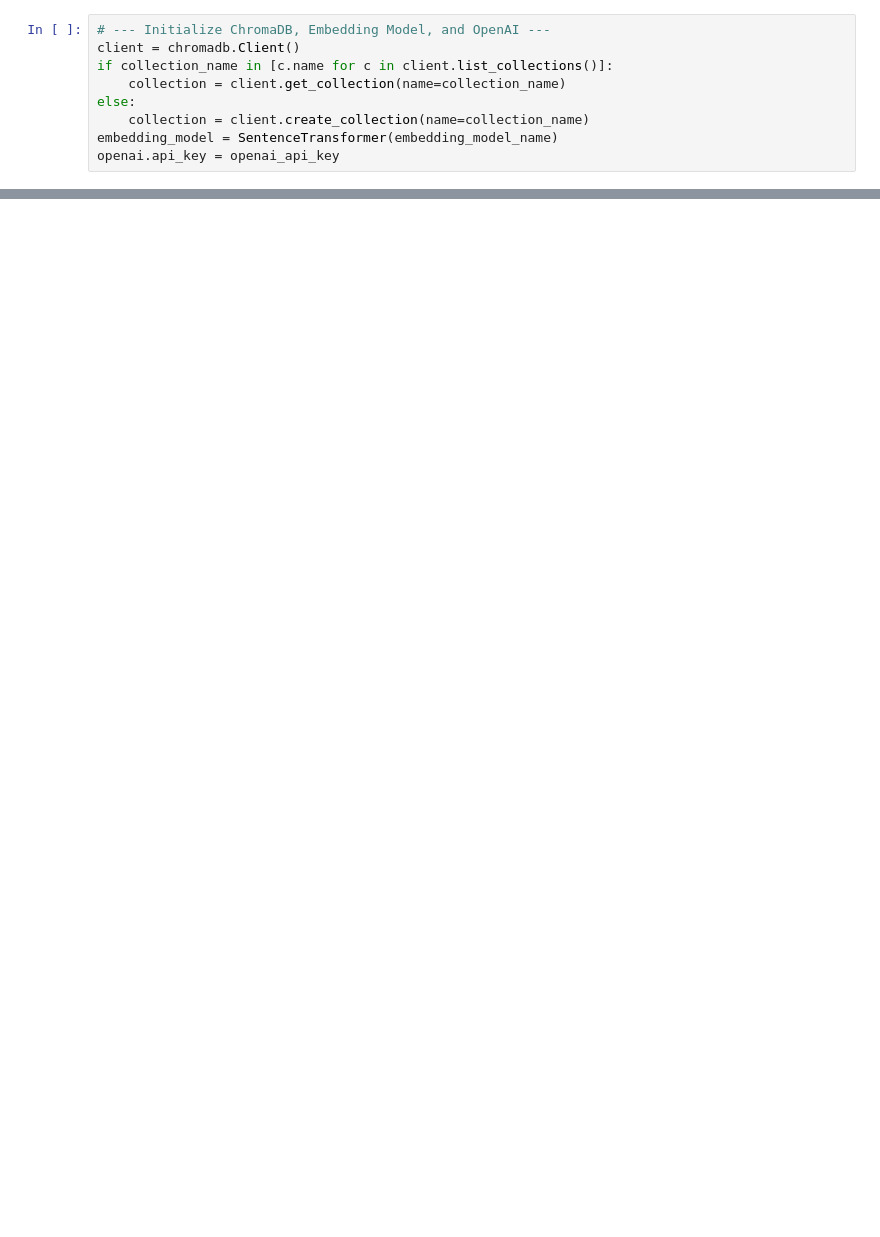
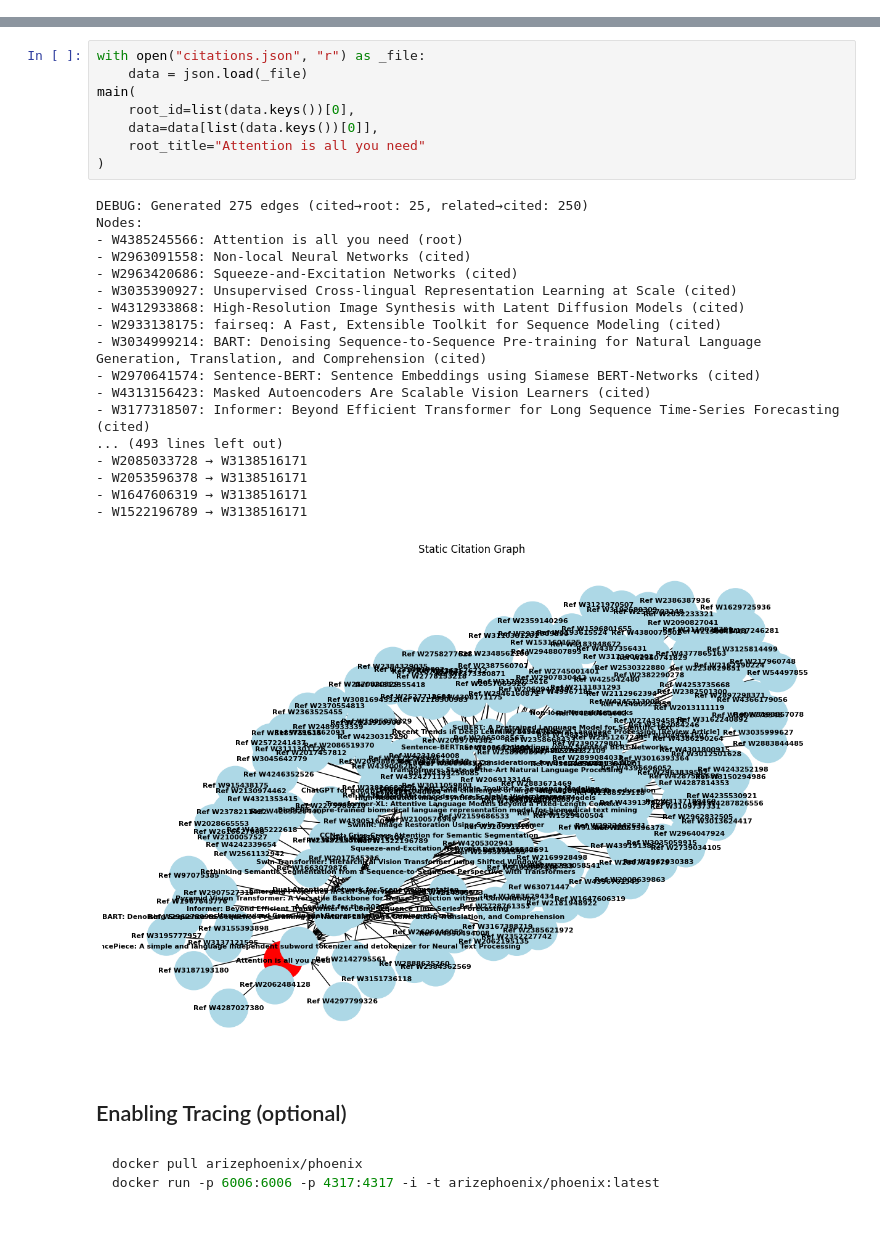
Before and after one commit to gaganpre/info621_project, a Jupyter notebook: Citation_builder.ipynb, the cells around one changed output, grey strips where cells are left out. Cells and saved outputs as stored; diff of their text form; blank space fills up the shorter version.

````diff
--- a/Citation_builder.ipynb
+++ b/Citation_builder.ipynb
@@ -97,9 +0,0 @@ llm_model_name = "gpt-3.5-turbo"  # Or another suitable model
-# %%
-# --- Initialize ChromaDB, Embedding Model, and OpenAI ---
-client = chromadb.Client()
-if collection_name in [c.name for c in client.list_collections()]:
-    collection = client.get_collection(name=collection_name)
-else:
-    collection = client.create_collection(name=collection_name)
-embedding_model = SentenceTransformer(embedding_model_name)
-openai.api_key = openai_api_key
@@ -509,0 +486,37 @@ plt.show()
+# %%
+with open("citations.json", "r") as _file:
+    data = json.load(_file)
+main(
+    root_id=list(data.keys())[0],
+    data=data[list(data.keys())[0]],
+    root_title="Attention is all you need"
+)
+# %% [output]
+DEBUG: Generated 275 edges (cited→root: 25, related→cited: 250)
+Nodes:
+- W4385245566: Attention is all you need (root)
+- W2963091558: Non-local Neural Networks (cited)
+- W2963420686: Squeeze-and-Excitation Networks (cited)
+- W3035390927: Unsupervised Cross-lingual Representation Learning at Scale (cited)
+- W4312933868: High-Resolution Image Synthesis with Latent Diffusion Models (cited)
+- W2933138175: fairseq: A Fast, Extensible Toolkit for Sequence Modeling (cited)
+- W3034999214: BART: Denoising Sequence-to-Sequence Pre-training for Natural Language Generation, Translation, and Comprehension (cited)
+- W2970641574: Sentence-BERT: Sentence Embeddings using Siamese BERT-Networks (cited)
+- W4313156423: Masked Autoencoders Are Scalable Vision Learners (cited)
+- W3177318507: Informer: Beyond Efficient Transformer for Long Sequence Time-Series Forecasting (cited)
+... (493 lines left out)
+- W2085033728 → W3138516171
+- W2053596378 → W3138516171
+- W1647606319 → W3138516171
+- W1522196789 → W3138516171
+[figure, added]
+# %% [markdown]
+## Enabling Tracing (optional)
+# %% [markdown]
+
+
+```bash
+docker pull arizephoenix/phoenix
+docker run -p 6006:6006 -p 4317:4317 -i -t arizephoenix/phoenix:latest
+
+```
````
Also changed, not shown: parts of 50 cells of this notebook, 9 other files.
